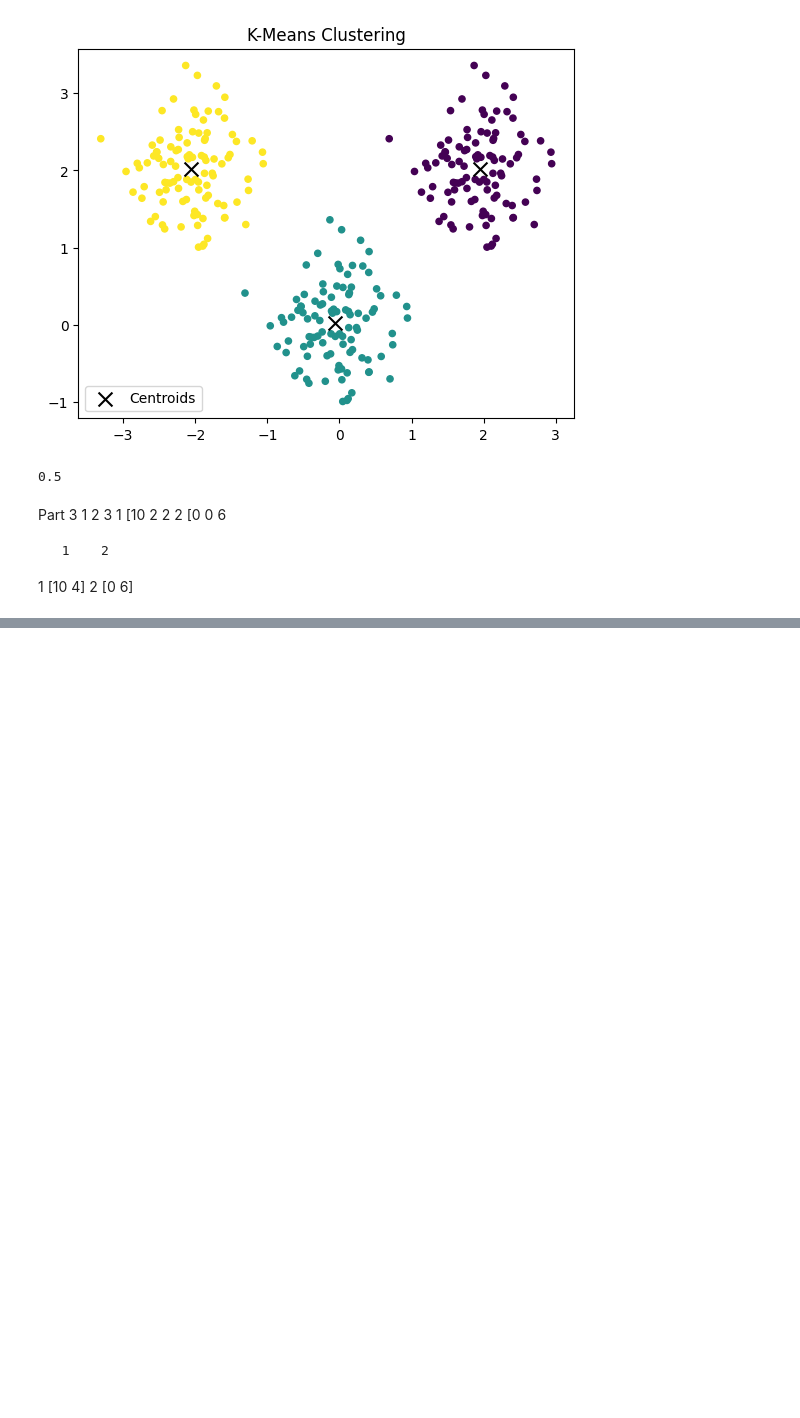
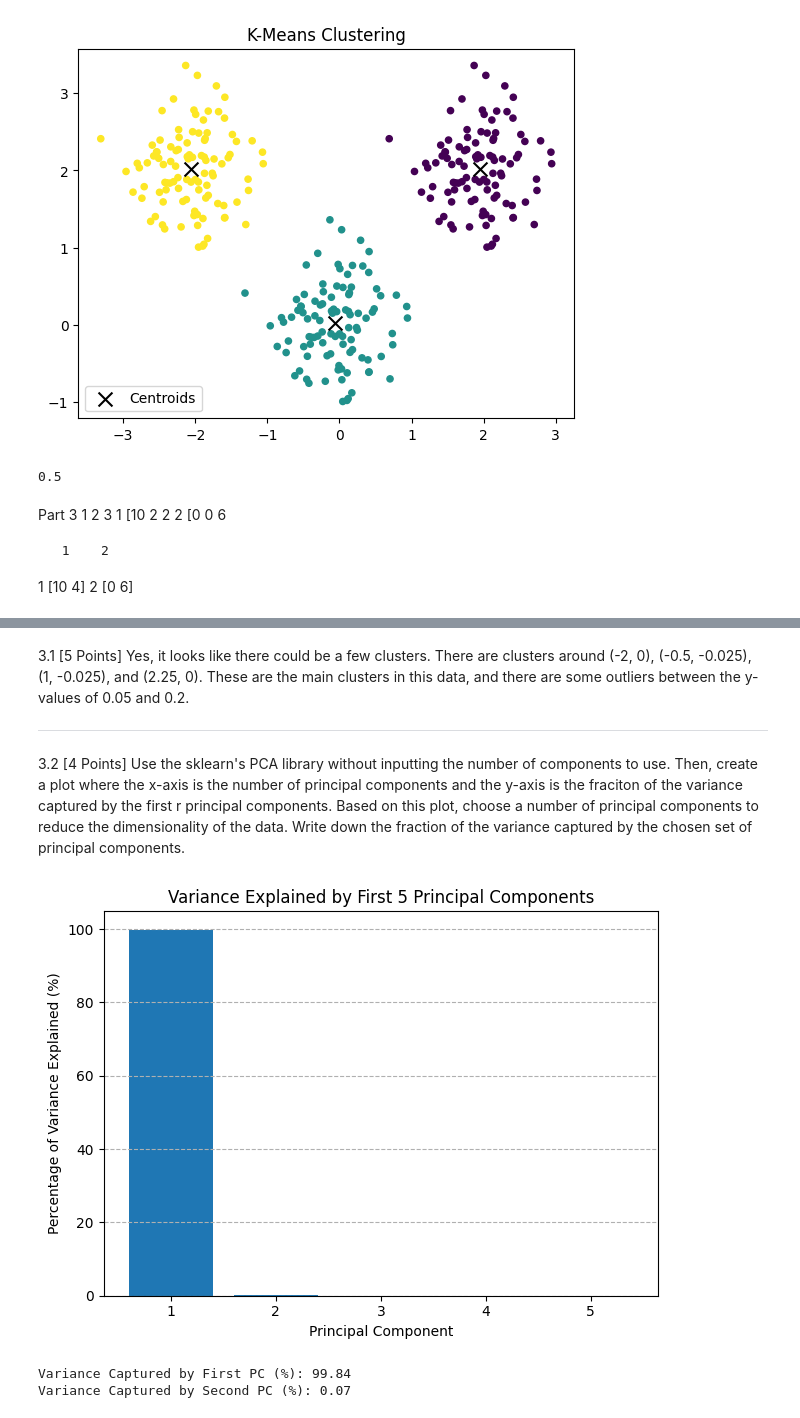
Before and after one commit to joshaney324/DataMiningProject3, a Jupyter notebook: Project3.ipynb, the cells around one changed output, grey strips where cells are left out. Cells and saved outputs as stored; diff of their text form; code cells hidden in the pictures; blank space fills up the shorter version.

```diff
--- a/Project3.ipynb
+++ b/Project3.ipynb
@@ -253,0 +281,27 @@ Part 3
+# %% [markdown]
+3.1 [5 Points] Yes, it looks like there could be a few clusters. There are clusters around (-2, 0), (-0.5, -0.025), (1, -0.025), and (2.25, 0). These are the main clusters in this data, and there are some outliers between the y-values of 0.05 and 0.2.
+
+-----------------------------------------------------------------------
+# %% [markdown]
+3.2 [4 Points] Use the sklearn's PCA library without inputting the number of components to use. Then, create a plot where the x-axis is the number of principal components and the y-axis is the fraciton of the variance captured by the first r principal components. Based on this plot, choose a number of principal components to reduce the dimensionality of the data. Write down the fraction of the variance captured by the chosen set of principal components.
+# %%
+pca = PCA()
+glass_pca = pca.fit_transform(data_standard)
+
+r = 5 # Number of PCs being displayed
+
+explained_variance = pca.explained_variance_ratio_[:r]
+
+plt.bar(range(1, r + 1), explained_variance * 100)
+plt.xlabel('Principal Component')
+plt.ylabel('Percentage of Variance Explained (%)')
+plt.title(f'Variance Explained by First {r} Principal Components')
+plt.grid(axis='y', linestyle='--')
+plt.tight_layout()
+plt.show()
+print(f"Variance Captured by First PC (%): {round(explained_variance[0] * 100, 2)}")
+print(f"Variance Captured by Second PC (%): {round(explained_variance[1] * 100, 2)}")
+# %% [output]
+[figure, added]
+Variance Captured by First PC (%): 99.84
+Variance Captured by Second PC (%): 0.07
```
Also changed, not shown: parts of 9 cells of this notebook.
